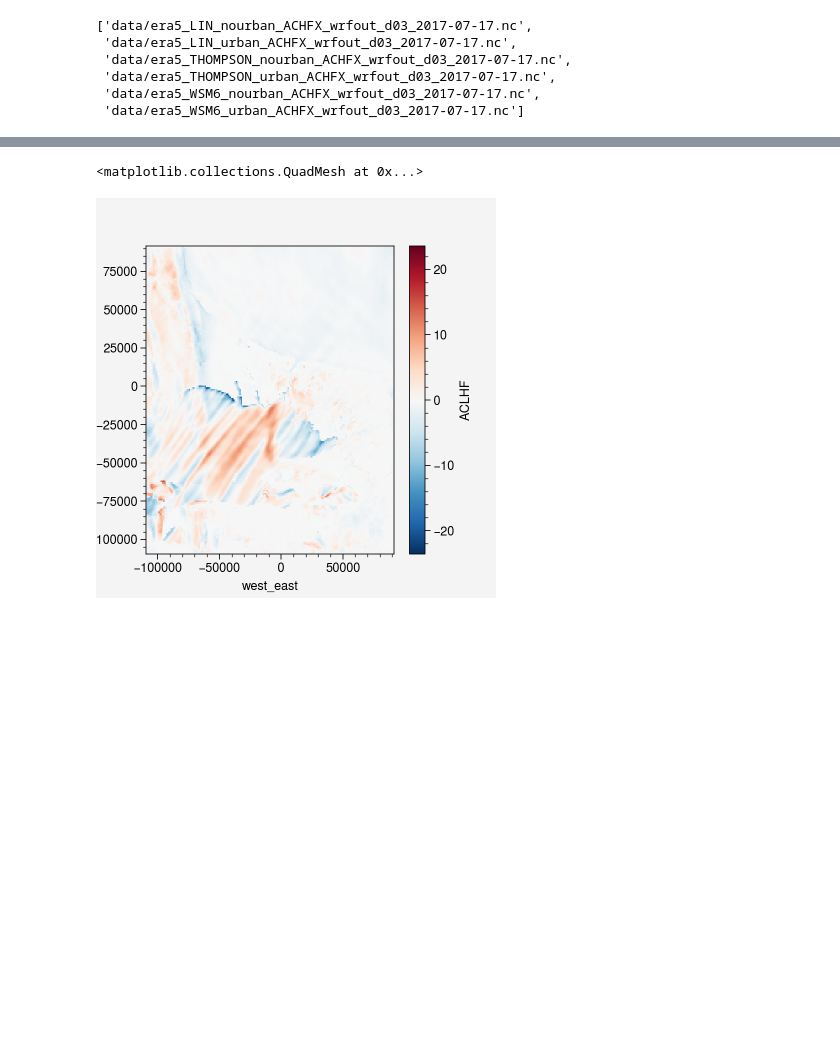
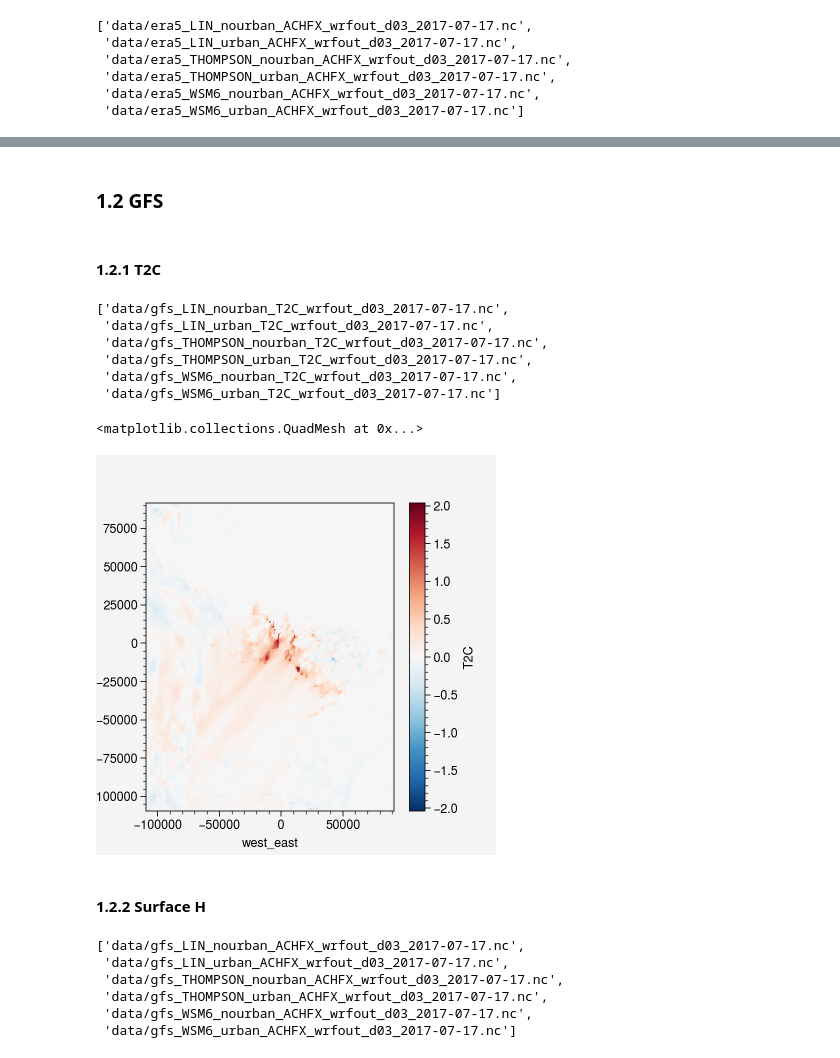
Before and after one commit to donmezkutay/Urban-Precipitation-Article-Istanbul, a Jupyter notebook: combined_thermodynamics.ipynb, the cells around one changed output, grey strips where cells are left out. Drawn from its saved outputs; the diff is of its cells as text; code cells hidden in the pictures; blank space fills up the shorter version.

```diff
--- a/combined_thermodynamics.ipynb
+++ b/combined_thermodynamics.ipynb
@@ -177,5 +132,54 @@ dt_le_era5_diff = dt_le_era5_urban_ens - dt_le_era5_nourban_ens
-# %%
-dt_le_era5_diff.plot()
-# %% [output]
-<matplotlib.collections.QuadMesh at 0x...>
-[figure, removed]
+# %% [markdown]
+### 1.2 GFS
+# %% [markdown]
+#### 1.2.1 T2C
+# %%
+run_data = 'gfs'
+variable = 'T2C'
+general_path = 'data'
+
+# ensemble members
+micro_options = [
+    'LIN',
+    'THOMPSON',
+    'WSM6'
+]
+
+luse_options = [
+    'urban',
+    'nourban'
+]
+
+# data path
+data_path = glob(fr'{general_path}/*{run_data}**{variable}*')
+# %%
+data_path
+# %% [output]
+['data/gfs_LIN_nourban_T2C_wrfout_d03_2017-07-17.nc',
+ 'data/gfs_LIN_urban_T2C_wrfout_d03_2017-07-17.nc',
+ 'data/gfs_THOMPSON_nourban_T2C_wrfout_d03_2017-07-17.nc',
+ 'data/gfs_THOMPSON_urban_T2C_wrfout_d03_2017-07-17.nc',
+ 'data/gfs_WSM6_nourban_T2C_wrfout_d03_2017-07-17.nc',
+ 'data/gfs_WSM6_urban_T2C_wrfout_d03_2017-07-17.nc']
+# %%
+# open data
+dt_t2c_gfs = xr.open_mfdataset(data_path,
+                       concat_dim='ens').isel(time=slice(18,21))[variable]
+
+# ensemble member list
+ensemble_members = list(dt_t2c_gfs.ens.values)
+
+# urban and nourban members
+urban_members = [ens for ens in ensemble_members if not 'nourban' in ens ]
+nourban_members = [ens for ens in ensemble_members if 'nourban' in ens ]
+
+dt_t2c_gfs_urban_ens = dt_t2c_gfs.sel(ens=urban_members).mean(dim='ens').mean(dim='time')
+dt_t2c_gfs_nourban_ens = dt_t2c_gfs.sel(ens=nourban_members).mean(dim='ens').mean(dim='time')
+dt_t2c_gfs_diff = dt_t2c_gfs_urban_ens - dt_t2c_gfs_nourban_ens
+# %%
+dt_t2c_gfs_diff.plot()
+# %% [output]
+<matplotlib.collections.QuadMesh at 0x...>
+[figure, added]
+# %% [markdown]
+#### 1.2.2 Surface H
@@ -181,0 +205,9 @@ dt_le_era5_diff.plot()
+# %%
+data_path
+# %% [output]
+['data/gfs_LIN_nourban_ACHFX_wrfout_d03_2017-07-17.nc',
+ 'data/gfs_LIN_urban_ACHFX_wrfout_d03_2017-07-17.nc',
+ 'data/gfs_THOMPSON_nourban_ACHFX_wrfout_d03_2017-07-17.nc',
+ 'data/gfs_THOMPSON_urban_ACHFX_wrfout_d03_2017-07-17.nc',
+ 'data/gfs_WSM6_nourban_ACHFX_wrfout_d03_2017-07-17.nc',
+ 'data/gfs_WSM6_urban_ACHFX_wrfout_d03_2017-07-17.nc']
```
Also changed, not shown: parts of 15 cells of this notebook, 1 other file.
